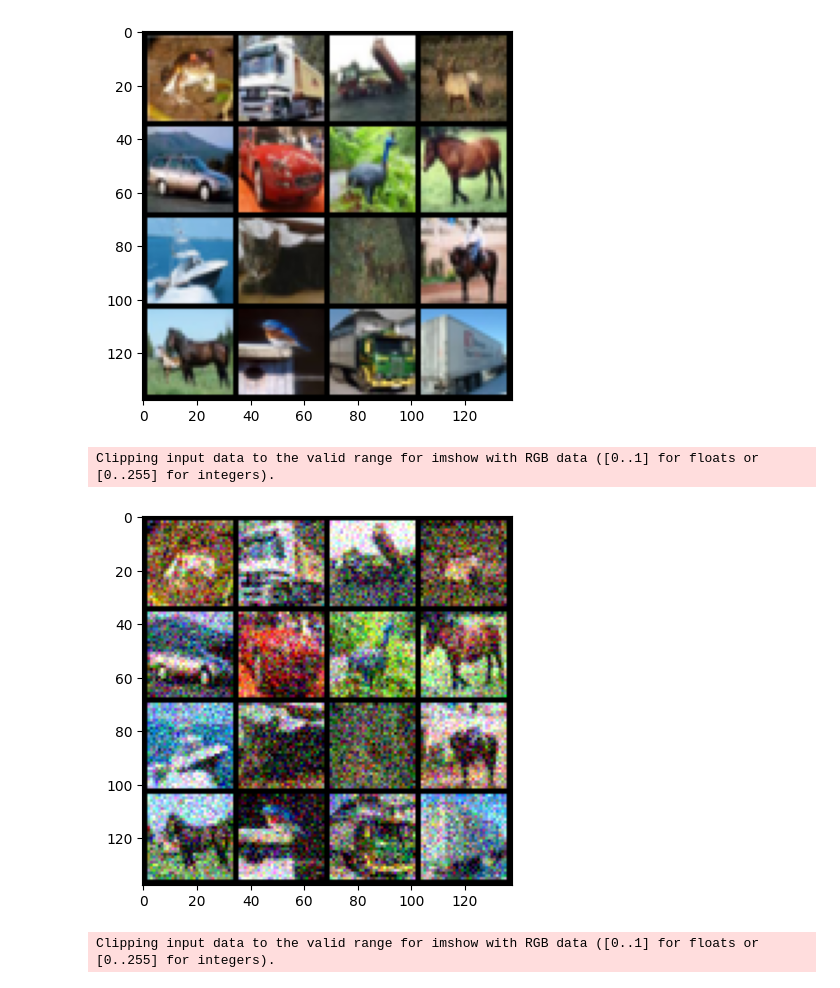
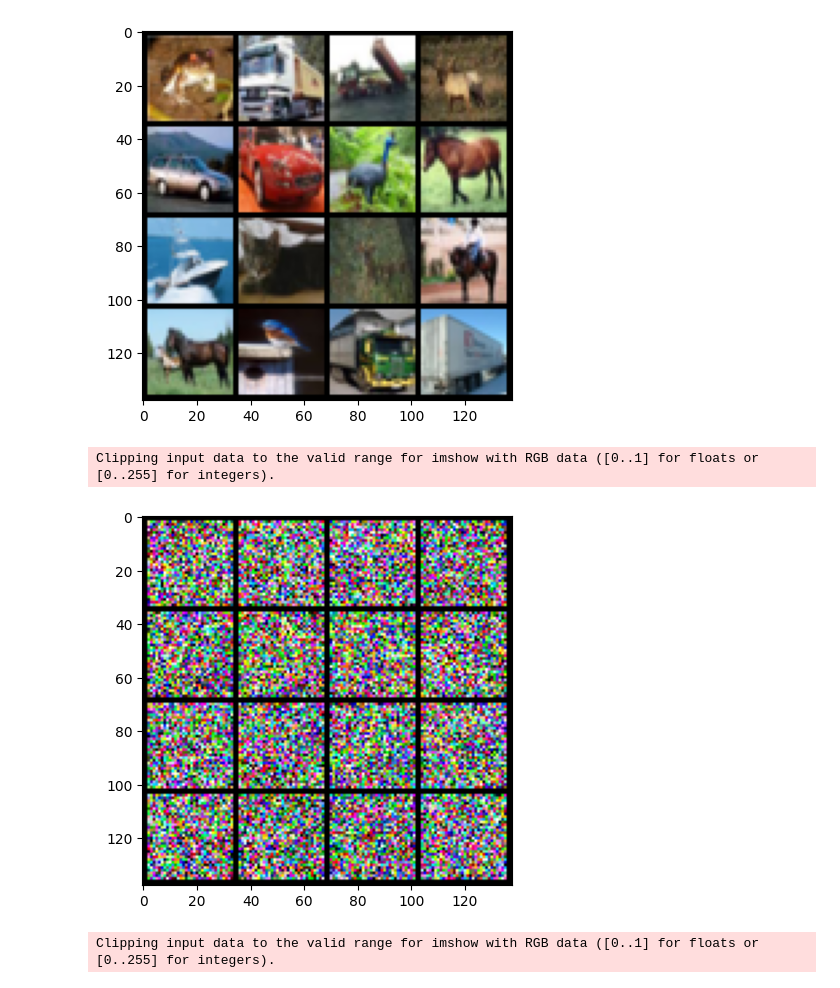
Before and after one commit to Beilong-Tang/geometric-aware-diffusion, a Jupyter notebook: visualize.ipynb, the cells around one changed output. Cells and saved outputs as stored; diff of their text form; code cells hidden in the pictures.

```diff
--- a/visualize.ipynb
+++ b/visualize.ipynb
@@ -45,11 +48,11 @@ def add_forward_noise(imgs, t):
     x_t = torch.sqrt(alphas_bar)[t] * imgs + torch.sqrt(1.-alphas_bar)[t] * noise
     return x_t
 # %%
-x_t = add_forward_noise(imgs,100)
+x_t = add_forward_noise(imgs,600)
 display_imgs(x_t, True)
 # %% [output]
 Clipping input data to the valid range for imshow with RGB data ([0..1] for floats or [0..255] for integers).
-[figure, old version]
+[figure, new version]
 # %%
 x_t = add_forward_noise(imgs, 200)
 display_imgs(x_t, True)
```
Also changed, not shown: parts of 4 cells of this notebook, 5 other files.
